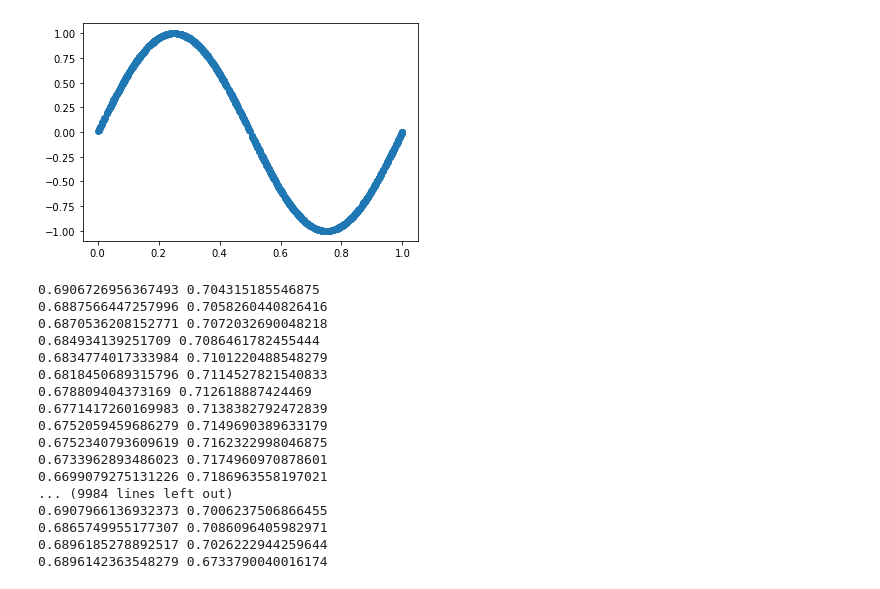
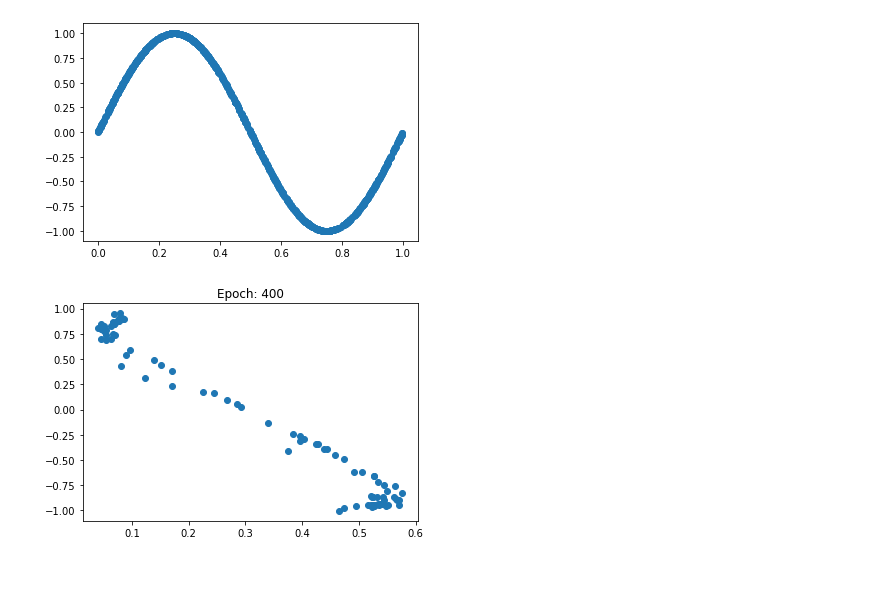
Before and after one commit to dpendleton22/SimpleGAN, a Jupyter notebook: SimpleGAN.ipynb, the cells around one changed output. Saved outputs shown, nothing was run; the diff lists cells and outputs as text; code cells hidden in the pictures.

```diff
--- a/SimpleGAN.ipynb
+++ b/SimpleGAN.ipynb
@@ -94,58 +101,61 @@ disc = Discriminator()
 # %%
 loss = nn.BCELoss()
 lr = 0.0001
-batch_size = 25
-epochs = 1000
+batch_size = 50
+epochs = 500
 # %%
 gen_opt = torch.optim.Adam(gen.parameters(), lr=lr)
 disc_opt = torch.optim.Adam(disc.parameters(), lr=lr)
 # %%
 #loop through the entire dataset [epoch] number of times
+writer = SummaryWriter()
+plt.ion()
+fig = plt.figure()
+ax = fig.add_subplot(111)
+random_input = get_random_noise(batch_size)
+plot_output = gen(random_input).detach().numpy()
+plt.scatter(plot_output[:, 0], plot_output[:, 1])
+plt.draw()
 for i in range(0, epochs):
     #for each batch, train and update the models
     for n, samples in enumerate(training_data):
         #the training data is the REAL data, the fake data is randomly generated
         #label the real samples from the batch as real with a 1
         fake_output = gen(get_random_noise(len(samples)))
         fake_labels = torch.zeros((len(samples), 1))
         real_labels = torch.ones((len(samples), 1))
         all_samples = torch.cat((samples, fake_output))
         all_labels = torch.cat((real_labels, fake_labels))
 
         #get the discriminator's predictions first
         disc.zero_grad()
         disc_output = disc(all_samples)
         #the loss needs to have the model output first
         disc_loss = loss(disc_output, all_labels)
         disc_loss.backward()
         disc_opt.step()
 
         #train the generator
         gen.zero_grad()
-        gen_output = gen(get_random_noise(len(samples)))
+        random_input = get_random_noise(len(samples))
+        gen_output = gen(random_input)
         #we want the genertor to be corrected based on feedback from the discriminator
         #in order to correct it, we want the generator lables to "appear" real so we use the
         #real label for the generator when calculating the loss
         gen_loss = loss(disc(gen_output), real_labels)
+        writer.add_scalar("Gen Loss/train", gen_loss, i)
+        writer.add_scalar("Disc Loss/train", disc_loss, i)
         gen_loss.backward()
         gen_opt.step()
 
-        print (disc_loss.item(), gen_loss.item())
+    if i % 100 == 0:
+        clear_output(wait=True)
+        plot_output = gen_output.detach().numpy()
+        plt.title(f"Epoch: {i}")
+        plt.scatter(plot_output[:, 0], plot_output[:, 1])
+        plt.draw()
+        plt.pause(0.0001)
+
+writer.flush()
 # %% [output]
-0.6906726956367493 0.704315185546875
-0.6887566447257996 0.7058260440826416
-0.6870536208152771 0.7072032690048218
-0.684934139251709 0.7086461782455444
-0.6834774017333984 0.7101220488548279
-0.6818450689315796 0.7114527821540833
-0.678809404373169 0.712618887424469
-0.6771417260169983 0.7138382792472839
-0.6752059459686279 0.7149690389633179
-0.6752340793609619 0.7162322998046875
-0.6733962893486023 0.7174960970878601
-0.6699079275131226 0.7186963558197021
-... (9984 lines left out)
-0.6907966136932373 0.7006237506866455
-0.6865749955177307 0.7086096405982971
-0.6896185278892517 0.7026222944259644
-0.6896142363548279 0.6733790040016174
+[figure, added]
```
Also changed, not shown: parts of 6 cells of this notebook.
